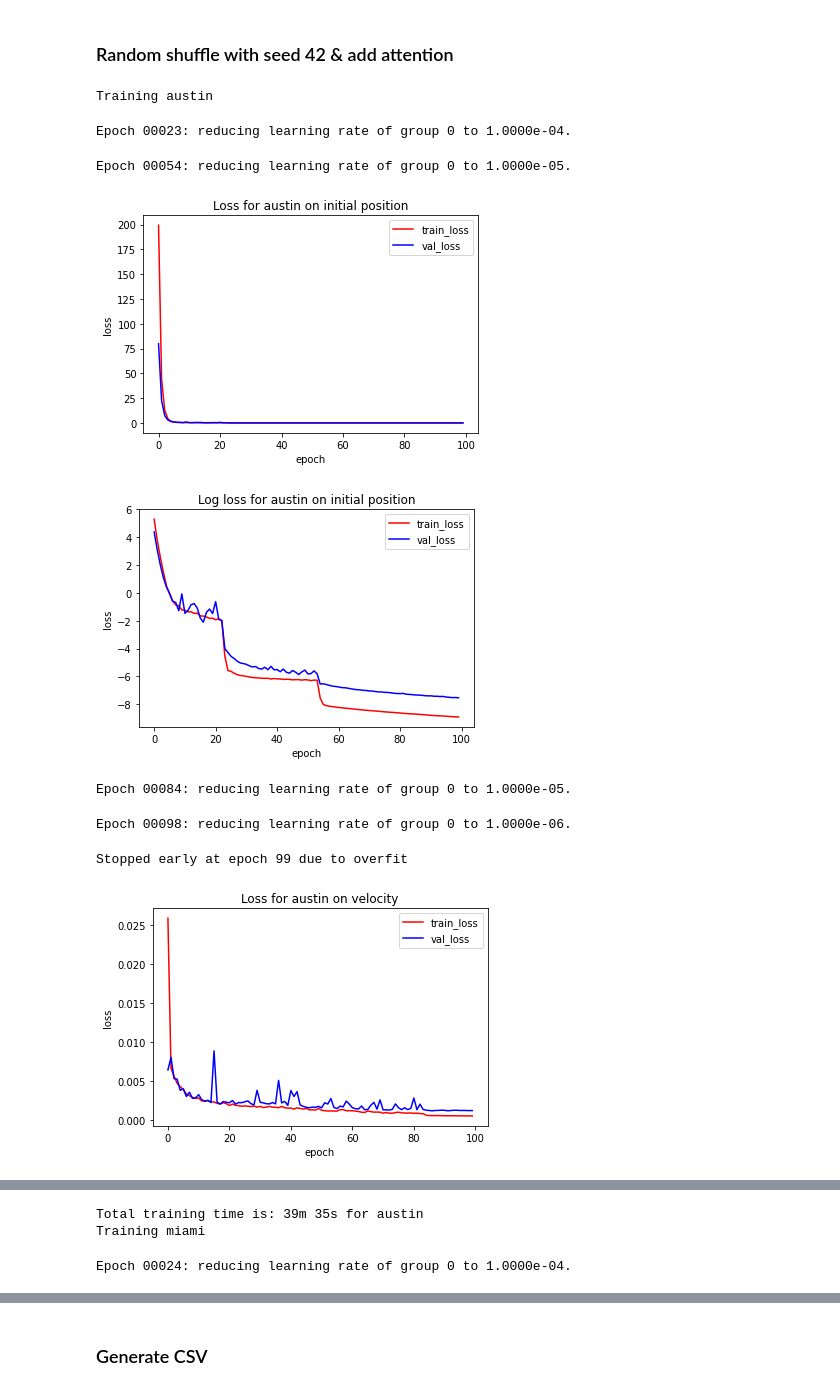
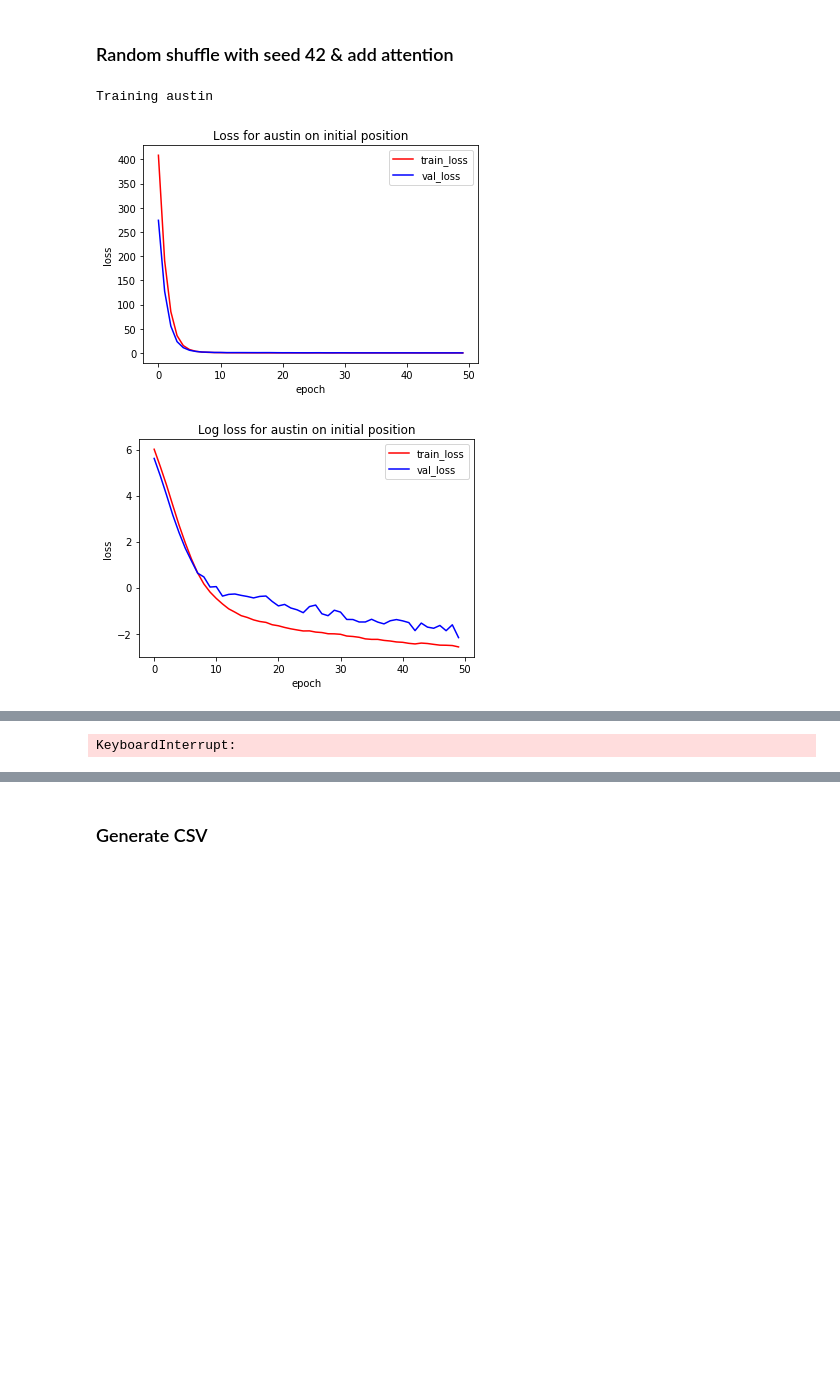
Before and after one commit to cepan/Autonomous_Vehicle_Trajectory_Prediction, a Jupyter notebook: argo2/seq2seq_lstm/two_lstm_enc_dec_final.ipynb, the cells around one changed output, grey strips where cells are left out. Saved outputs shown, nothing was run; the diff lists cells and outputs as text; code cells hidden in the pictures; blank space fills up the shorter version.

```diff
--- a/argo2/seq2seq_lstm/two_lstm_enc_dec_final.ipynb
+++ b/argo2/seq2seq_lstm/two_lstm_enc_dec_final.ipynb
@@ -218,7 +220,7 @@ for city in cities:
         input_size=2,
         input_len=50,
         output_size=2,
-        hidden_size=128,
+        hidden_size=32,
         num_layers=1,
         dropout=0.
     )
@@ -232,16 +234,16 @@ for city in cities:
         y_train_nn_pos,
         X_train_nn_pos,
         y_train_nn_pos,
-        n_epochs=100,
+        n_epochs=50,
         target_len=1,
-        batch_size=128,
+        batch_size=64,
         patience = 5,
         threshold = 1e-3,
         training_prediction='mixed_teacher_forcing',
         teacher_forcing_ratio=0.6,
         learning_rate=0.001,
         dynamic_tf=False,
-        early_stop_criteria = 10,
+        early_stop_criteria = 5,
         device=device,
         model_type='pos'
     )
@@ -268,7 +270,7 @@ for city in cities:
         input_size=2,
         input_len=49,
         output_size=2,
-        hidden_size=512,
+        hidden_size=128,
         num_layers=1,
         dropout=0.
     )
@@ -282,47 +284,41 @@ for city in cities:
         y_train_nn_velo,
         X_val_nn_velo,
         y_val_nn_velo,
-        n_epochs=120,
+        n_epochs=60,
         target_len=59,
-        batch_size=128,
+        batch_size=64,
         patience = 10,
         threshold = 1e-4,
         training_prediction='mixed_teacher_forcing',
         teacher_forcing_ratio=0.6,
         learning_rate=0.0001,
         dynamic_tf=False,
         early_stop_criteria = 12,
         device=device,
         model_type='velo'
     )
 
     plt.title("Loss for " + city + " on velocity")
     plt.xlabel("epoch")
     plt.ylabel("loss")
     plt.plot(train_losses_velo, color="red", label="train_loss")
     plt.plot(val_losses_velo, color="blue", label="val_loss")
     plt.legend()
     plt.show()
 
     plt.title("Log loss for " + city + " on velocity")
     plt.xlabel("epoch")
     plt.ylabel("loss")
     plt.plot(np.log(train_losses_velo), color="red", label="train_loss")
     plt.plot(np.log(val_losses_velo), color="blue", label="val_loss")
     plt.legend()
     plt.show()
 
     end_time = time.time()
     train_mins, train_secs = train_time(start_time, end_time)
     print(
         f'Total training time is: {train_mins}m {train_secs}s' + ' for ' + city)
 # %% [output]
 Training austin
-Epoch 00023: reducing learning rate of group 0 to 1.0000e-04.
-Epoch 00054: reducing learning rate of group 0 to 1.0000e-05.
-[figure, old version]
+[figure, new version]
-[figure, old version]
+[figure, new version]
-Epoch 00084: reducing learning rate of group 0 to 1.0000e-05.
-Epoch 00098: reducing learning rate of group 0 to 1.0000e-06.
-Stopped early at epoch 99 due to overfit
-[figure, removed]
@@ -330,3 +324,0 @@ Stopped early at epoch 99 due to overfit
-Total training time is: 39m 35s for austin
-Training miami
-Epoch 00024: reducing learning rate of group 0 to 1.0000e-04.
@@ -333,0 +325 @@ Epoch 00024: reducing learning rate of group 0 to 1.0000e-04.
+KeyboardInterrupt:
```
Also changed, not shown: parts of 9 cells of this notebook, 1 other file.
